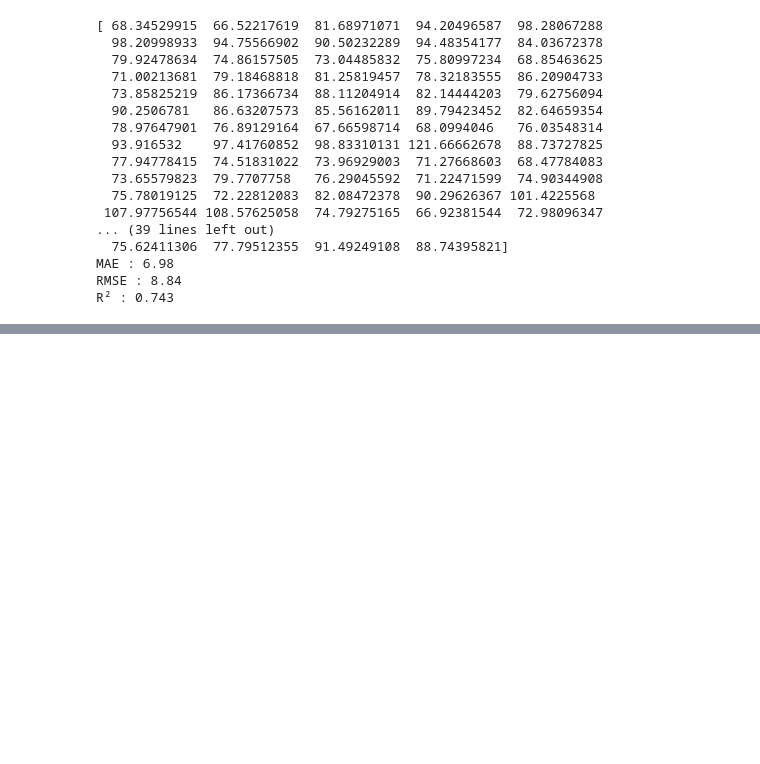
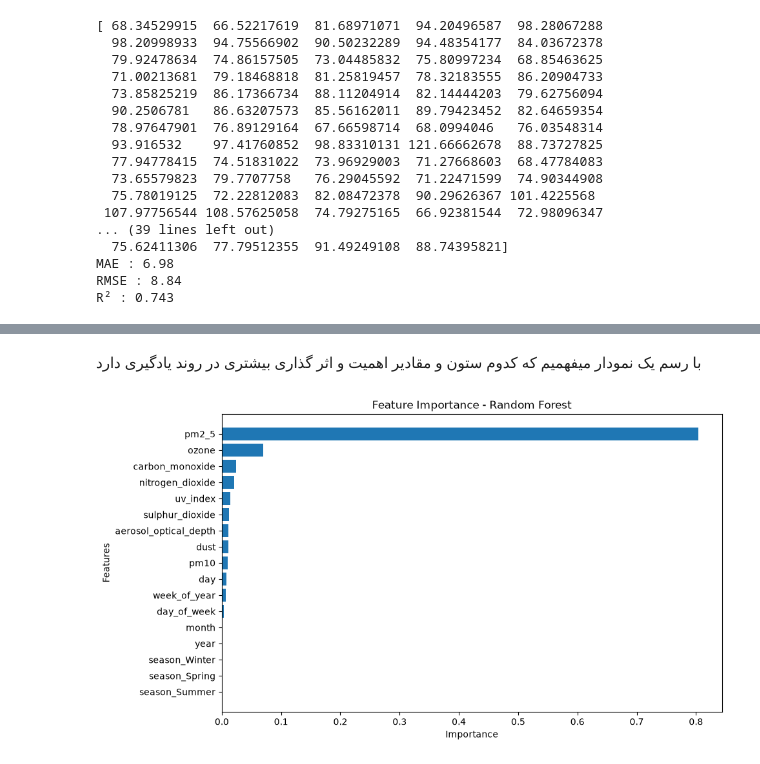
Before and after one commit to hemloblack/Weather-and-air-quality-forecast, a Jupyter notebook: wather air quality.ipynb, the cells around one changed output, grey strips where cells are left out. Saved outputs shown, nothing was run; the diff lists cells and outputs as text; code cells hidden in the pictures; blank space fills up the shorter version.

```diff
--- a/preprocessing wather air quality.ipynb
+++ b/wather air quality.ipynb
@@ -841,0 +938,15 @@ R² : 0.743
+# %%
+from sklearn.tree import DecisionTreeRegressor
+
+# ساخت مدل
+tree = DecisionTreeRegressor(
+    max_depth=5,        # حداکثر عمق درخت| یعنی بیشتر از 5 مرحله رشد نکنه
+    random_state=42     # ثابت بودن نتایج
+)
+# آموزش مدل
+tree.fit(X_train_scaled, y_train)
+# پیش بینی روی داده های آموزش
+y_train_pred = tree.predict(X_train_scaled)
+
+# پیش بینی روی داده های تست
+y_test_pred = tree.predict(X_test_scaled)
@@ -841,0 +1176,27 @@ R² : 0.743
+# %% [markdown]
+با رسم یک نمودار میفهمیم که کدوم ستون و مقادیر اهمیت و اثر گذاری بیشتری در روند یادگیری دارد
+# %%
+# اهمیت ویژگی ها
+importance = pd.DataFrame({
+    "Feature": X_train.columns,
+    "Importance": forest.feature_importances_
+})
+
+# مرتب سازی
+importance = importance.sort_values(
+    by="Importance",
+    ascending=False
+)
+
+# رسم نمودار
+plt.figure(figsize=(10,6))
+plt.barh(importance["Feature"], importance["Importance"])
+
+plt.title("Feature Importance - Random Forest")
+plt.xlabel("Importance")
+plt.ylabel("Features")
+
+plt.gca().invert_yaxis()
+plt.show()
+# %% [output]
+[figure, added]
```
Also changed, not shown: parts of 40 cells of this notebook.
